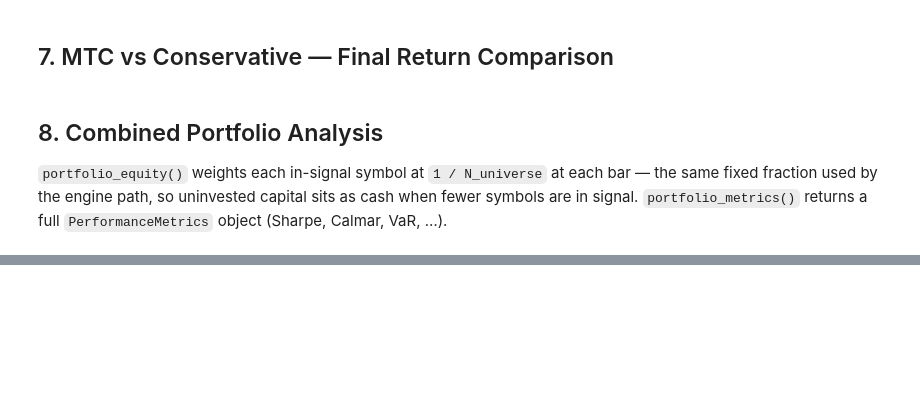
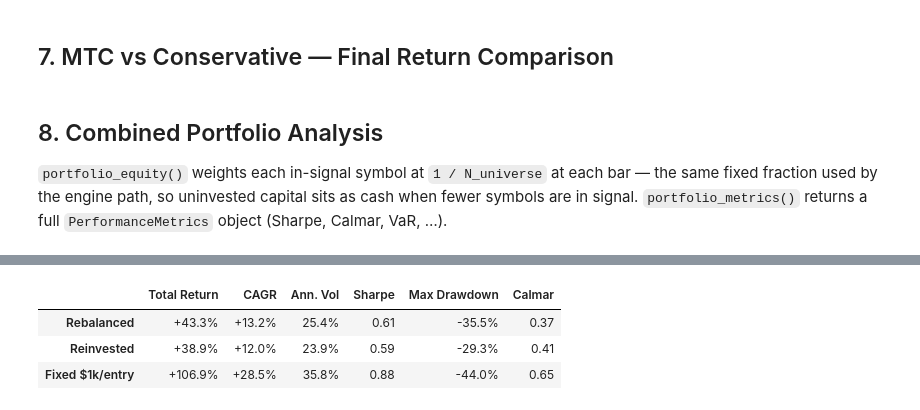
Before and after one commit to EyesunD/project-hail-mary, a Jupyter notebook: notebooks/examples/03_bar_backtest_analytics.ipynb, the cells around one changed output, grey strips where cells are left out. Cells and saved outputs as stored; diff of their text form; code cells hidden in the pictures; blank space fills up the shorter version.

```diff
--- a/notebooks/examples/03_bar_backtest_analytics.ipynb
+++ b/notebooks/examples/03_bar_backtest_analytics.ipynb
@@ -234,0 +316,23 @@ analytics.portfolio_metrics().summary()
+# %%
+def _metrics_row(pm) -> dict:
+    return {
+        "Total Return": f"{pm.total_return:+.1%}",
+        "CAGR":         f"{pm.annualised_return:+.1%}",
+        "Ann. Vol":     f"{pm.annualised_vol:.1%}",
+        "Sharpe":       f"{pm.sharpe:.2f}",
+        "Max Drawdown": f"{pm.max_drawdown:.1%}",
+        "Calmar":       f"{pm.calmar:.2f}",
+    }
+
+rows = {
+    "Rebalanced":      _metrics_row(analytics.portfolio_metrics(method="conservative", reinvest=False)),
+    "Reinvested":      _metrics_row(analytics.portfolio_metrics(method="conservative", reinvest=True)),
+    "Fixed $1k/entry": _metrics_row(analytics.portfolio_metrics_fixed_amount(method="conservative", amount_per_entry=1_000)),
+}
+
+pd.DataFrame(rows).T
+# %% [output]
+|  | Total Return | CAGR | Ann. Vol | Sharpe | Max Drawdown | Calmar |
+| Rebalanced | +43.3% | +13.2% | 25.4% | 0.61 | -35.5% | 0.37 |
+| Reinvested | +38.9% | +12.0% | 23.9% | 0.59 | -29.3% | 0.41 |
+| Fixed $1k/entry | +106.9% | +28.5% | 35.8% | 0.88 | -44.0% | 0.65 |
```
Also changed, not shown: parts of 6 cells of this notebook, 10 other files.
